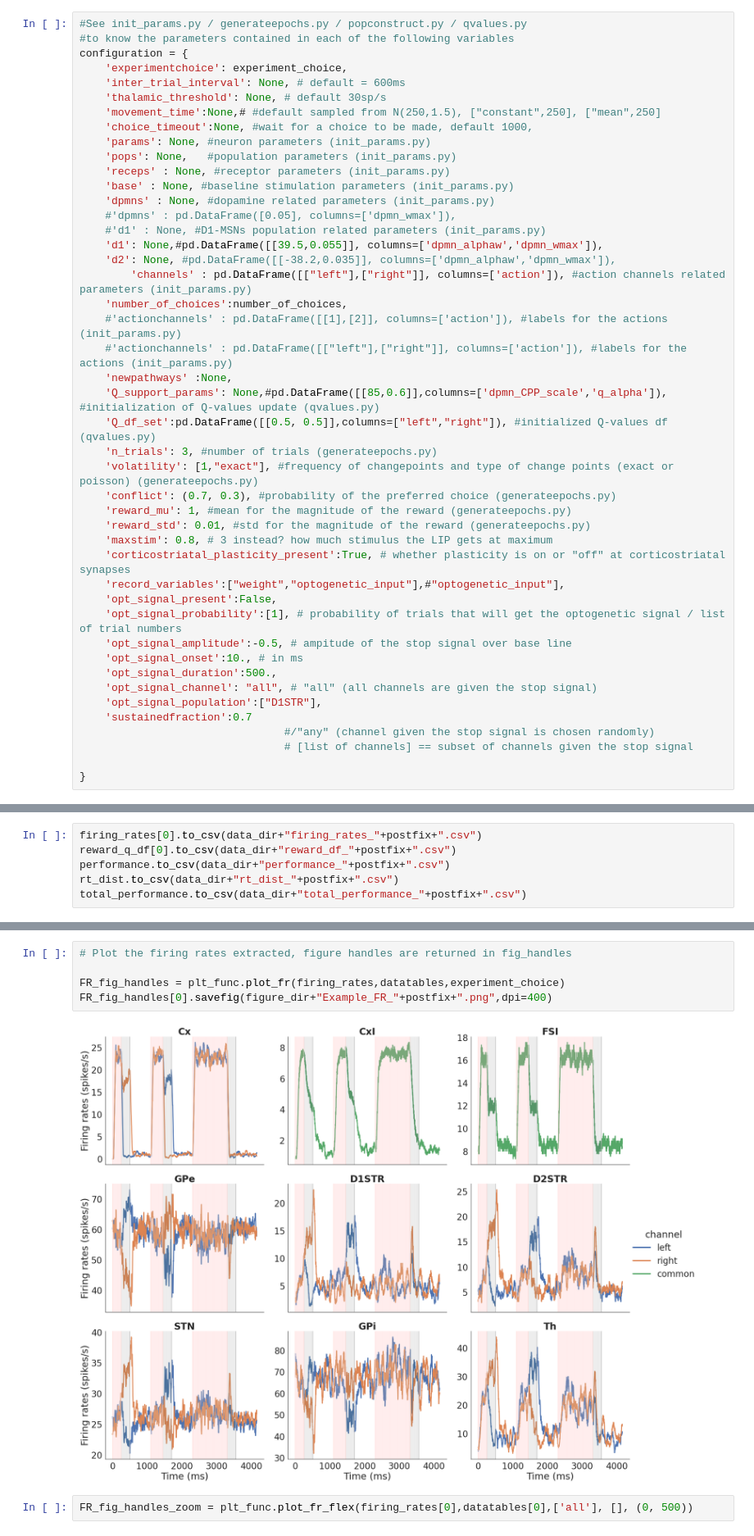
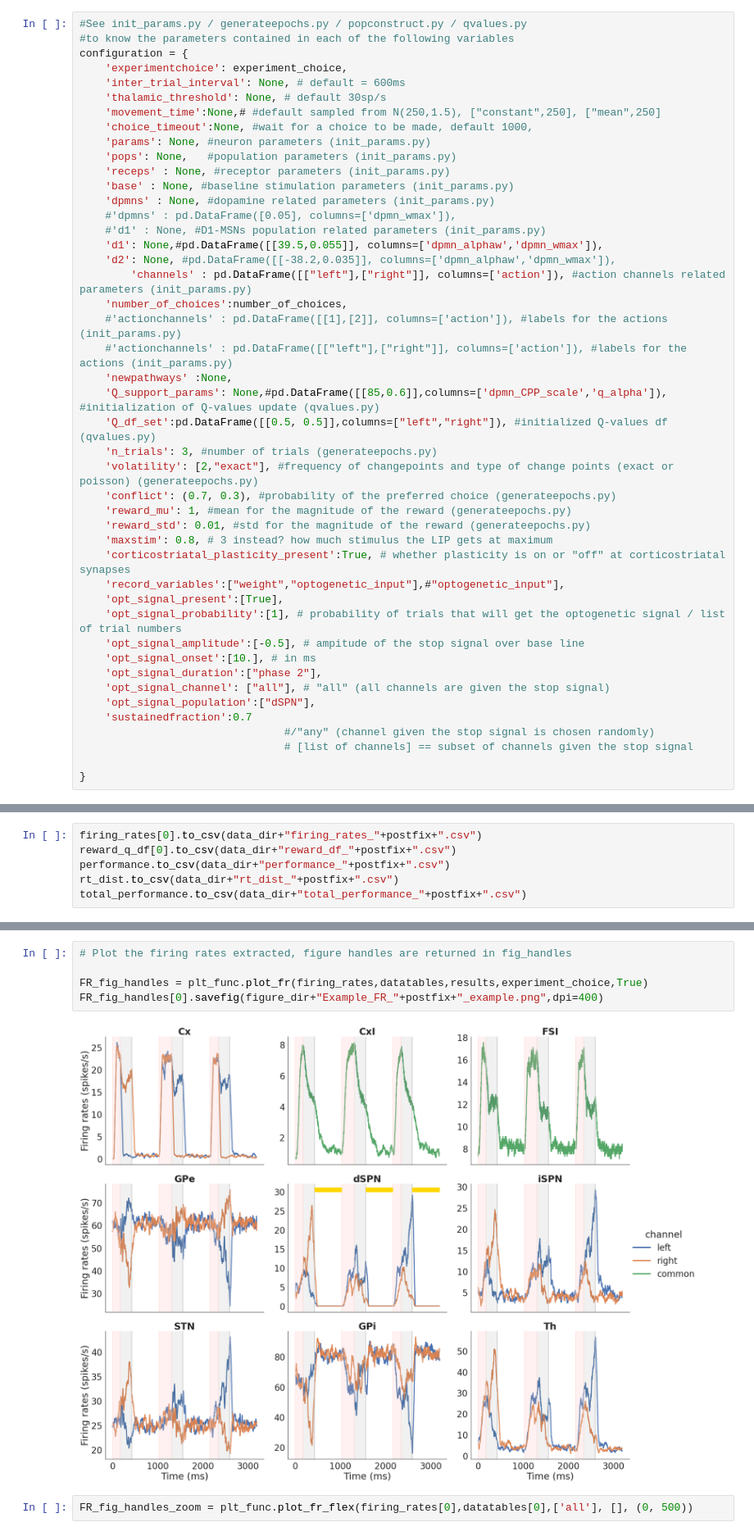
Before and after one commit to CoAxLab/CBGTPy, a Jupyter notebook: network_simulation-n-choice.ipynb, the cells around one changed output, grey strips where cells are left out. Shown at 82% size. Saved outputs shown, nothing was run; the diff lists cells and outputs as text.

Commit message:
optgenetic stimulation now takes phase as input

```diff
--- a/network_simulation-n-choice.ipynb
+++ b/network_simulation-n-choice.ipynb
@@ -106,20 +107,20 @@ configuration = {
     'Q_support_params': None,#pd.DataFrame([[85,0.6]],columns=['dpmn_CPP_scale','q_alpha']), #initialization of Q-values update (qvalues.py)
     'Q_df_set':pd.DataFrame([[0.5, 0.5]],columns=["left","right"]), #initialized Q-values df (qvalues.py)
     'n_trials': 3, #number of trials (generateepochs.py)
-    'volatility': [1,"exact"], #frequency of changepoints and type of change points (exact or poisson) (generateepochs.py)
+    'volatility': [2,"exact"], #frequency of changepoints and type of change points (exact or poisson) (generateepochs.py)
     'conflict': (0.7, 0.3), #probability of the preferred choice (generateepochs.py)
     'reward_mu': 1, #mean for the magnitude of the reward (generateepochs.py)
     'reward_std': 0.01, #std for the magnitude of the reward (generateepochs.py)
     'maxstim': 0.8, # 3 instead? how much stimulus the LIP gets at maximum
     'corticostriatal_plasticity_present':True, # whether plasticity is on or "off" at corticostriatal synapses
     'record_variables':["weight","optogenetic_input"],#"optogenetic_input"],
-    'opt_signal_present':False,
+    'opt_signal_present':[True],
     'opt_signal_probability':[1], # probability of trials that will get the optogenetic signal / list of trial numbers
-    'opt_signal_amplitude':-0.5, # ampitude of the stop signal over base line
-    'opt_signal_onset':10., # in ms
-    'opt_signal_duration':500.,
-    'opt_signal_channel': "all", # "all" (all channels are given the stop signal)
-    'opt_signal_population':["D1STR"],
+    'opt_signal_amplitude':[-0.5], # ampitude of the stop signal over base line
+    'opt_signal_onset':[10.], # in ms
+    'opt_signal_duration':["phase 2"],
+    'opt_signal_channel': ["all"], # "all" (all channels are given the stop signal)
+    'opt_signal_population':["dSPN"],
     'sustainedfraction':0.7
                                 #/"any" (channel given the stop signal is chosen randomly)
                                 # [list of channels] == subset of channels given the stop signal
@@ -375,10 +361,10 @@ reward_q_df
 # %%
 # Plot the firing rates extracted, figure handles are returned in fig_handles
 
-FR_fig_handles = plt_func.plot_fr(firing_rates,datatables,experiment_choice)
-FR_fig_handles[0].savefig(figure_dir+"Example_FR_"+postfix+".png",dpi=400)
+FR_fig_handles = plt_func.plot_fr(firing_rates,datatables,results,experiment_choice,True)
+FR_fig_handles[0].savefig(figure_dir+"Example_FR_"+postfix+"_example.png",dpi=400)
 # %% [output]
-[figure, old version]
+[figure, new version]
 # %%
 FR_fig_handles_zoom = plt_func.plot_fr_flex(firing_rates[0],datatables[0],['all'], [], (0, 500))
 # %%
```
Also changed, not shown: parts of 19 cells of this notebook, 3 other files.
